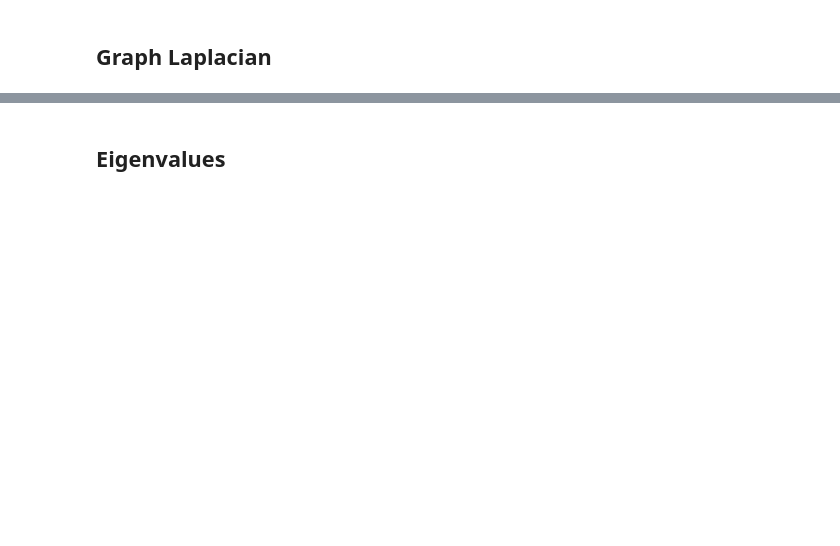
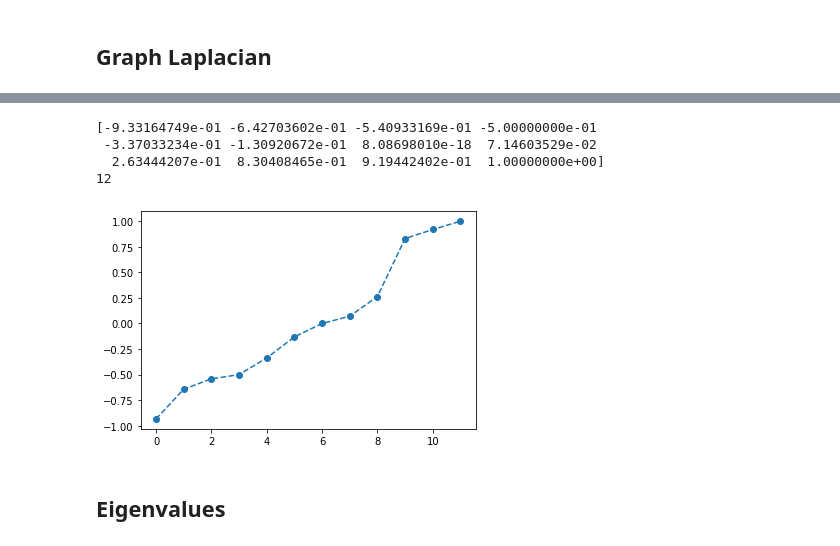
Before and after one commit to workinn/ID2222, a Jupyter notebook: lab4/test.ipynb, the cells around one changed output, grey strips where cells are left out. Saved outputs shown, nothing was run; the diff lists cells and outputs as text; code cells hidden in the pictures; blank space fills up the shorter version.

```diff
--- a/lab4/test.ipynb
+++ b/lab4/test.ipynb
@@ -119,0 +128,7 @@ array([[ 2.83195021e-02, -9.68188105e-04, -1.08921162e-03, ...,
+# %%
+# L = D - A
+# M = D_norm x A (transition matrxi)
+
+
+M = np.dot(D_norm, A)
+M
@@ -120,3 +184,20 @@ array([[ 2.83195021e-02, -9.68188105e-04, -1.08921162e-03, ...,
+# %%
+# eigenvalues and eigenvectors
+eigenVals, eigenVecs = np.linalg.eig(M)
+
+# sort these based on the eigenvalues
+eigenVecs = eigenVecs[:,np.argsort(eigenVals)]
+eigenVals = eigenVals[np.argsort(eigenVals)]
+print(eigenVals)
+print(len(eigenVecs))
+plt.plot(range(len(eigenVals)), eigenVals, linestyle='--', marker='o')
+plt.show()
+# %% [output]
+[-9.33164749e-01 -6.42703602e-01 -5.40933169e-01 -5.00000000e-01
+ -3.37033234e-01 -1.30920672e-01  8.08698010e-18  7.14603529e-02
+  2.63444207e-01  8.30408465e-01  9.19442402e-01  1.00000000e+00]
+12
+[figure, added]
 # %% [markdown]
 ## Eigenvalues
 # %%
```
Also changed, not shown: parts of 18 cells of this notebook, 3 other files.
